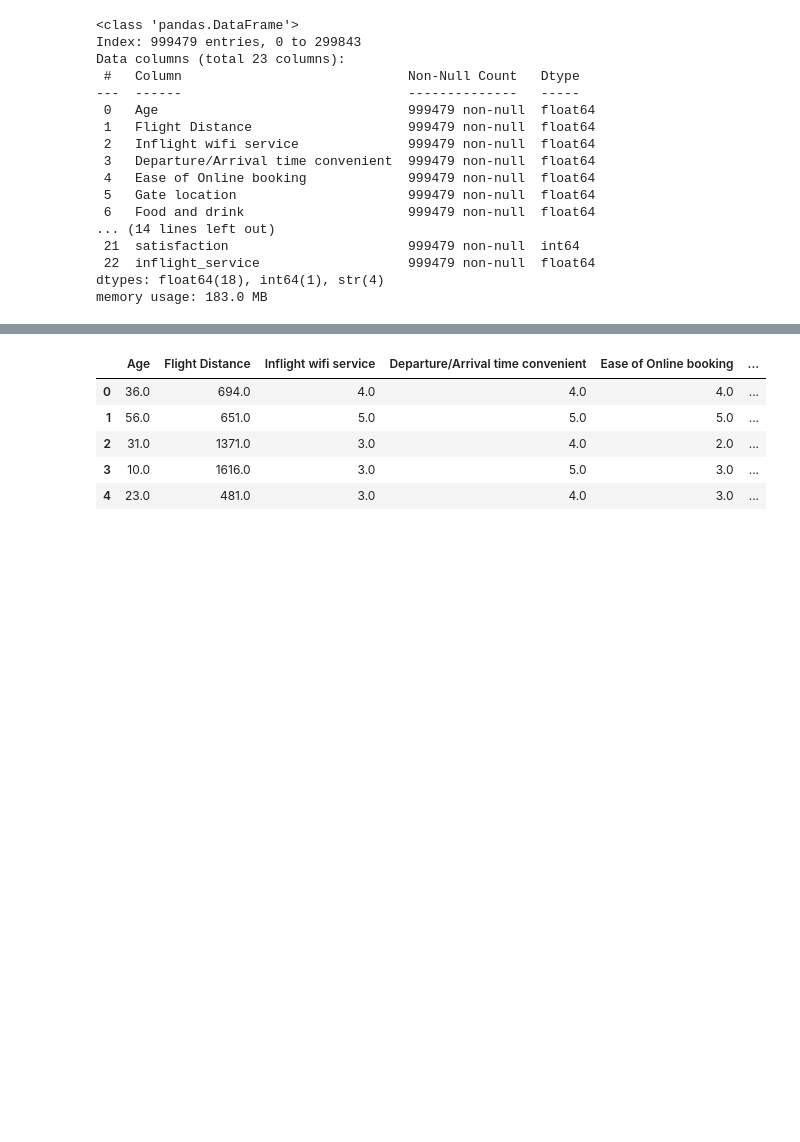
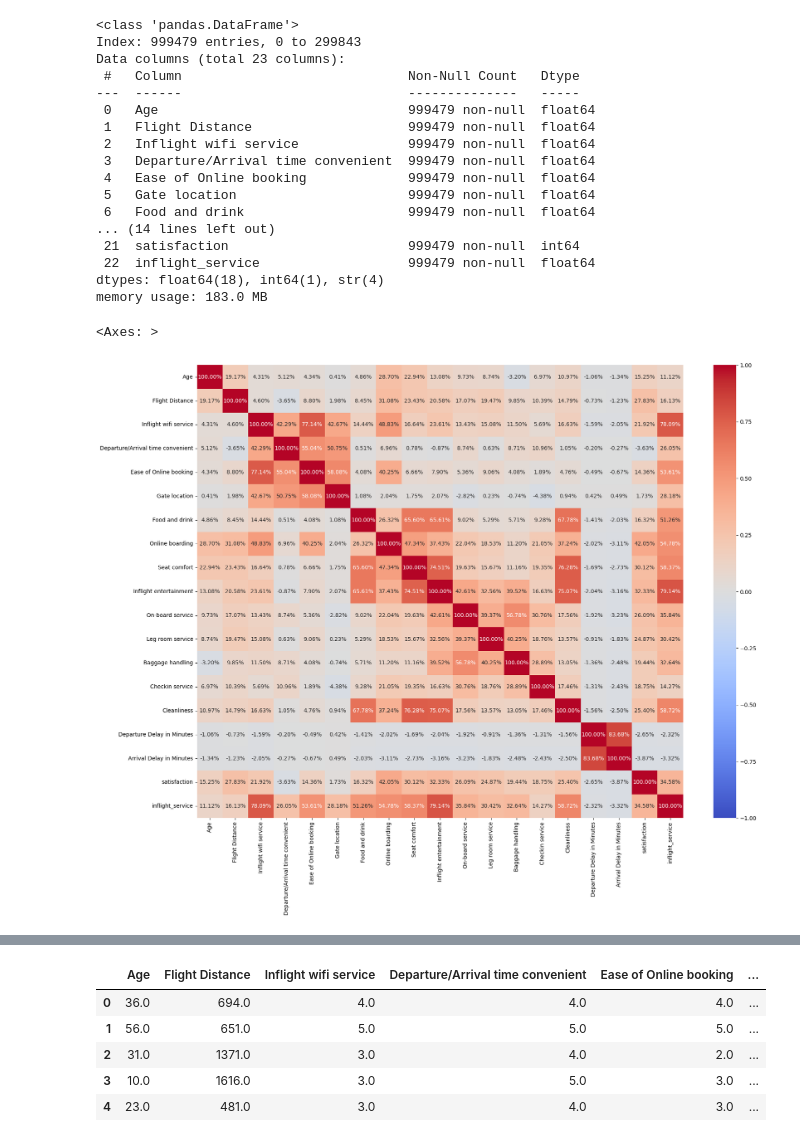
Before and after one commit to Orlandovpjunior/kaggle, a Jupyter notebook: PredictingAirlineSatisfaction/notebook.ipynb, the cells around one changed output, grey strips where cells are left out. Cells and saved outputs as stored; diff of their text form; code cells hidden in the pictures; blank space fills up the shorter version.

```diff
--- a/PredictingAirlineSatisfaction/notebook.ipynb
+++ b/PredictingAirlineSatisfaction/notebook.ipynb
@@ -146,3 +135,17 @@ memory usage: 183.0 MB
 # %%
 features_numericas = df.select_dtypes(include=['number']).columns
 features_categoricas = df.select_dtypes(include=['str']).columns
+# %%
+corr_mtx = df[features_numericas].corr()
+plt.figure(figsize=(20,15))
+sns.heatmap(
+    corr_mtx,
+    vmin=-1,
+    vmax=1,
+    cmap='coolwarm',
+    annot=True,
+    fmt='.2%'
+)
+# %% [output]
+<Axes: >
+[figure, added]
```
Also changed, not shown: parts of 20 cells of this notebook, 1 other file.
